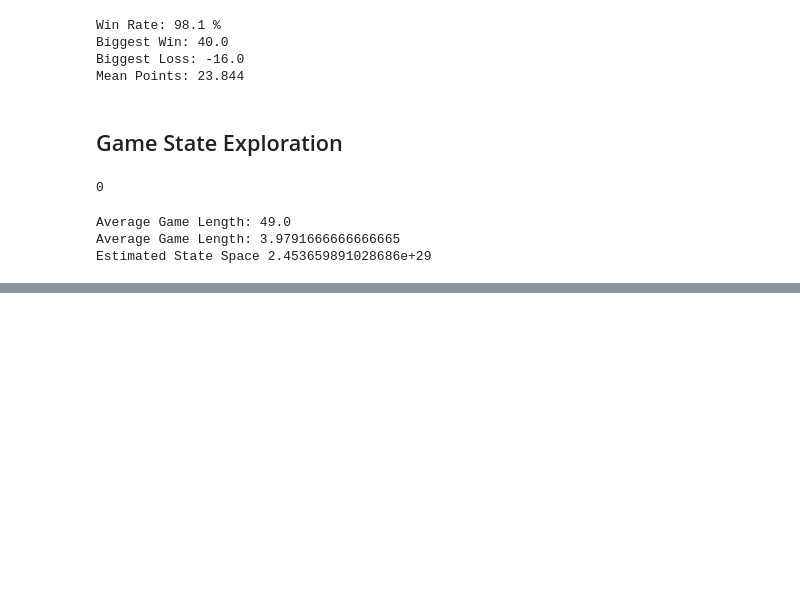
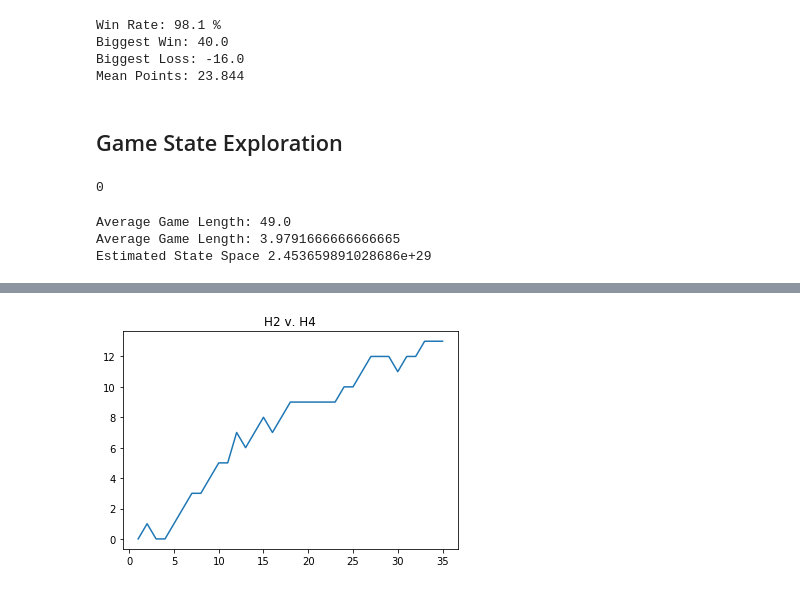
Before and after one commit to Holstrup/KalahaAI, a Jupyter notebook: AgentInspection.ipynb, the cells around one changed output, grey strips where cells are left out. Cells and saved outputs as stored; diff of their text form; code cells hidden in the pictures; blank space fills up the shorter version.

```diff
--- a/AgentInspection.ipynb
+++ b/AgentInspection.ipynb
@@ -239,0 +242,2 @@ Estimated State Space 2.453659891028686e+29
+# %%
+search_depth = 6
@@ -239,0 +287,27 @@ Estimated State Space 2.453659891028686e+29
+# %%
+def h1(state):
+    """
+    Hoard as many counters as possible in one pit
+    """
+    return state[0][5] - state[1][5]
+
+def h2(state):
+    """
+    Keep as many counters on the players' own side.
+    """
+    return max( max(state[0]), state[2][0]) - max( max(state[1]), state[2][1])
+
+
+def h4(state):
+    """
+    Maximize the amount of counters in a player's own store
+    """
+    return state[2][0] - state[2][1]
+# %%
+game_series = gameplay(search_depth, h2, h4)
+
+plt.plot(range(1,len(game_series) + 1, 1), game_series)
+plt.title("H2 v. H4")
+plt.show()
+# %% [output]
+[figure, added]
```
Also changed, not shown: parts of 3 cells of this notebook, 4 other files.
